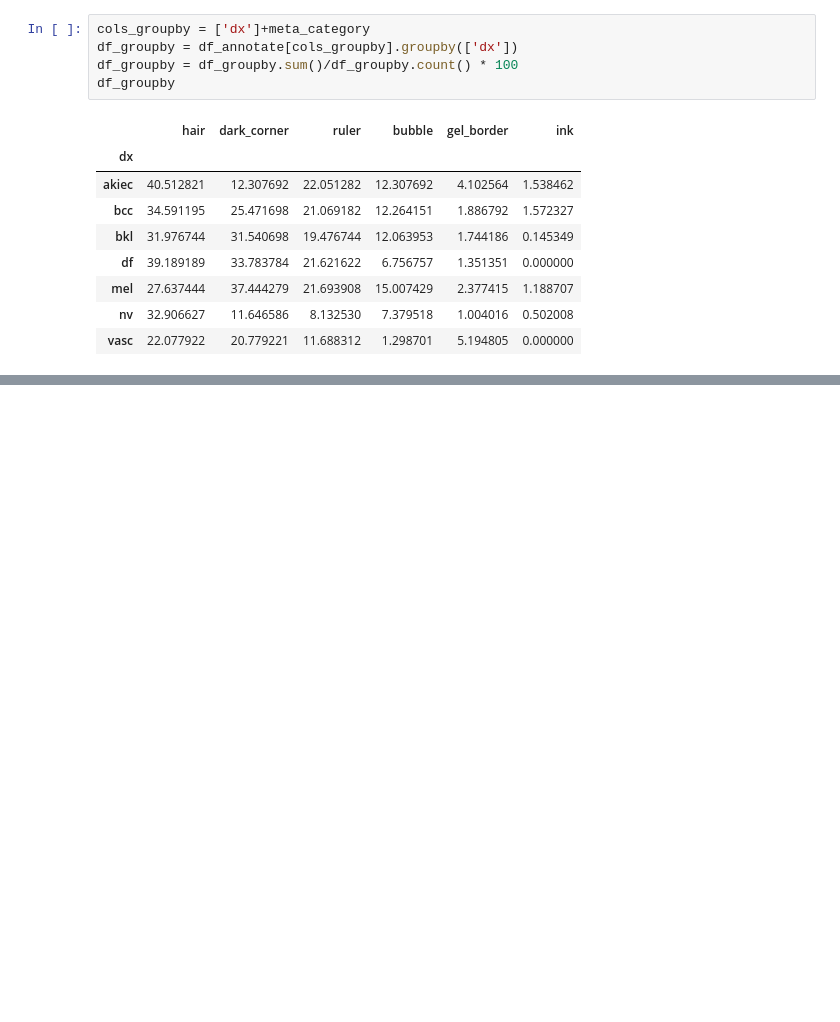
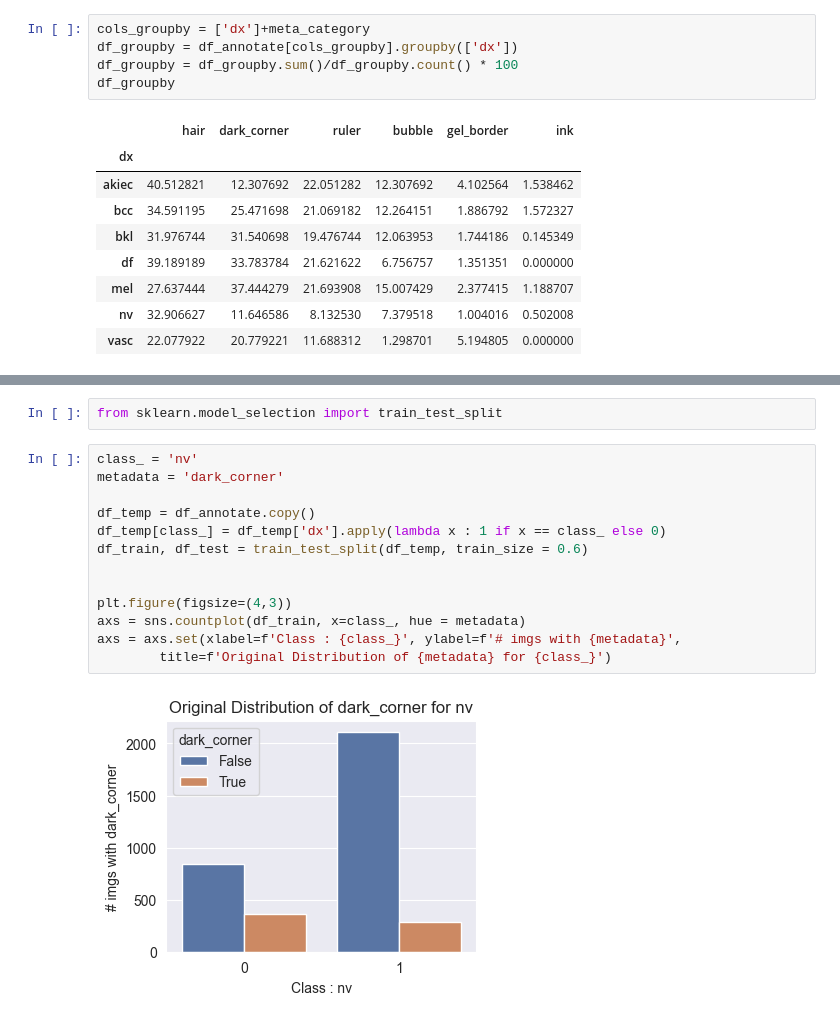
Before and after one commit to 12dash/DebiasingSkinCancerDetection, a Jupyter notebook: Analysis.ipynb, the cells around one changed output, grey strips where cells are left out. Cells and saved outputs as stored; diff of their text form; blank space fills up the shorter version.

```diff
--- a/Analysis.ipynb
+++ b/Analysis.ipynb
@@ -81,0 +110,17 @@ _ = axs.set(xlabel='Category',
+# %%
+from sklearn.model_selection import train_test_split
+# %%
+class_ = 'nv'
+metadata = 'dark_corner'
+
+df_temp = df_annotate.copy()
+df_temp[class_] = df_temp['dx'].apply(lambda x : 1 if x == class_ else 0)
+df_train, df_test = train_test_split(df_temp, train_size = 0.6)
+
+
+plt.figure(figsize=(4,3))
+axs = sns.countplot(df_train, x=class_, hue = metadata)
+axs = axs.set(xlabel=f'Class : {class_}', ylabel=f'# imgs with {metadata}',
+        title=f'Original Distribution of {metadata} for {class_}')
+# %% [output]
+[figure, added]
```
Also changed, not shown: parts of 13 cells of this notebook, 3 other files.
